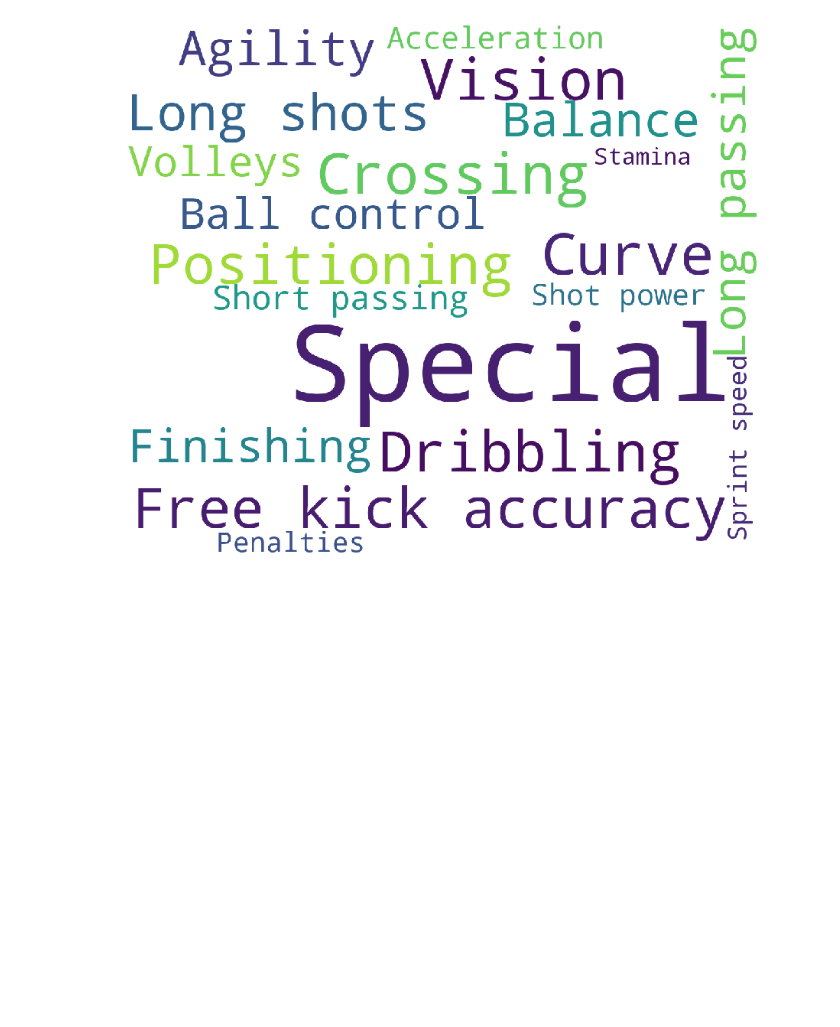
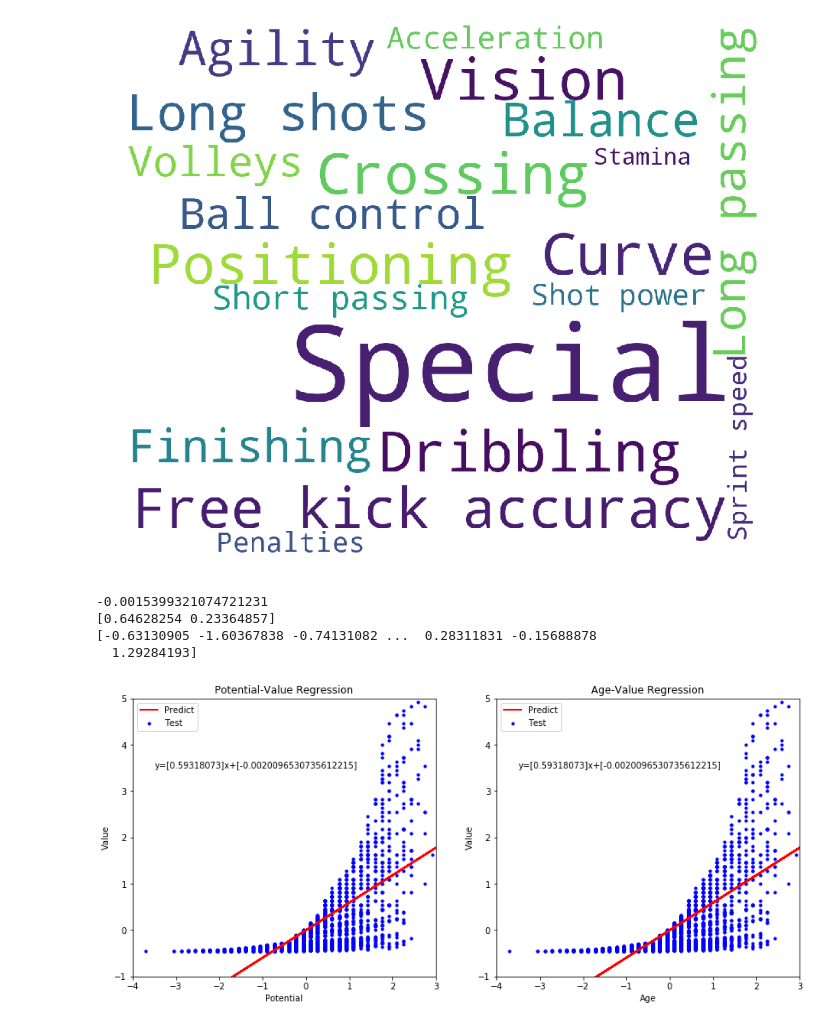
Before and after one commit to YahanCU/Football-analytics-project, a Jupyter notebook: Project for soccer game.ipynb, the cells around one changed output. Drawn from its saved outputs; the diff is of its cells as text; code cells hidden in the pictures; blank space fills up the shorter version.

Commit message:
Draft for regression

```diff
--- a/Project for soccer game.ipynb
+++ b/Project for soccer game.ipynb
@@ -557,3 +557,83 @@ def plot():
 plot()
 # %% [output]
 [figure]
+# %%
+import numpy as np
+import matplotlib.pyplot as plt
+from sklearn import linear_model
+from sklearn import model_selection
+from sklearn.linear_model import LinearRegression
+from sklearn.model_selection import train_test_split
+from sklearn.preprocessing import scale
+from sklearn import metrics
+X2 = df.Potential
+X3 = df.Age
+X = pd.concat([X2,X3],axis=1)
+y = df.Value
+Z = pd.concat([X,y],axis=1)
+Z_scaled = scale(Z)
+Z_scaled
+P = Z_scaled[:,0]
+A = Z_scaled[:,1]
+V = Z_scaled[:,2]
+PA = np.c_[P,A]
+P_train,P_test, V_train, V_test = train_test_split(P, V, random_state=1)
+A_train,A_test, V_train, V_test = train_test_split(P, V, random_state=1)
+PA_train,PA_test, V_train, V_test = train_test_split(PA, V, random_state=1)
+rg = LinearRegression()
+model = rg.fit(PA_train,V_train)
+print (rg.intercept_)
+print (rg.coef_)
+V_pred = rg.predict(PA_test)
+print (V_pred)
+fig = plt.figure(figsize=(14, 6))
+
+p1 = fig.add_subplot(121)
+rg1 = LinearRegression()
+model1 = rg1.fit(P_train.reshape(-1, 1),V_train)
+k1 = rg1.coef_
+b1 = rg1.intercept_
+plt.scatter(P_test, V_test, color='blue',marker='.',label='Test')
+plt.plot(P_test, rg1.predict(P_test.reshape(-1,1)), color='red', linewidth=2,label='Predict')
+plt.xlim((-4, 3))
+plt.ylim((-1, 5))
+plt.xlabel('Potential')
+plt.ylabel('Value')
+plt.legend(loc="upper left")
+plt.text(-3.5, 3.5, f'y={k1}x+[{b1}]',withdash=2)
+plt.title('Potential-Value Regression')
+
+p2 = fig.add_subplot(122)
+rg2 = LinearRegression()
+model2 = rg2.fit(A_train.reshape(-1, 1),V_train)
+k2 = rg1.coef_
+b2 = rg1.intercept_
+plt.scatter(A_test, V_test, color='blue',marker='.',label='Test')
+plt.plot(A_test, rg2.predict(P_test.reshape(-1,1)), color='red', linewidth=2,label='Predict')
+plt.xlim((-4, 3))
+plt.ylim((-1, 5))
+plt.xlabel('Age')
+plt.ylabel('Value')
+plt.legend(loc="upper left")
+plt.text(-3.5, 3.5, f'y={k2}x+[{b2}]',withdash=2)
+plt.title('Age-Value Regression')
+
+plt.figure(figsize=(12,8))
+plt.plot(range(len(V_pred)),V_pred,'r',label="predict")
+plt.plot(range(len(V_pred)),V_test,'b',label="test")
+plt.legend(loc="upper right")
+plt.xlabel("Scores")
+plt.ylabel('Value')
+plt.show()
+
+sum_mean=0
+for i in range(len(V_pred)):
+    sum_mean += (V_pred[i] - V_test[i]) ** 2
+sum_erro = np.sqrt(sum_mean / 3936)
+print ("MSE:",sum_erro)
+# %% [output]
+-0.0015399321074721231
+[0.64628254 0.23364857]
+[-0.63130905 -1.60367838 -0.74131082 ...  0.28311831 -0.15688878
+  1.29284193]
+[figure, added]
```
Also changed, not shown: parts of 1 cell of this notebook.
